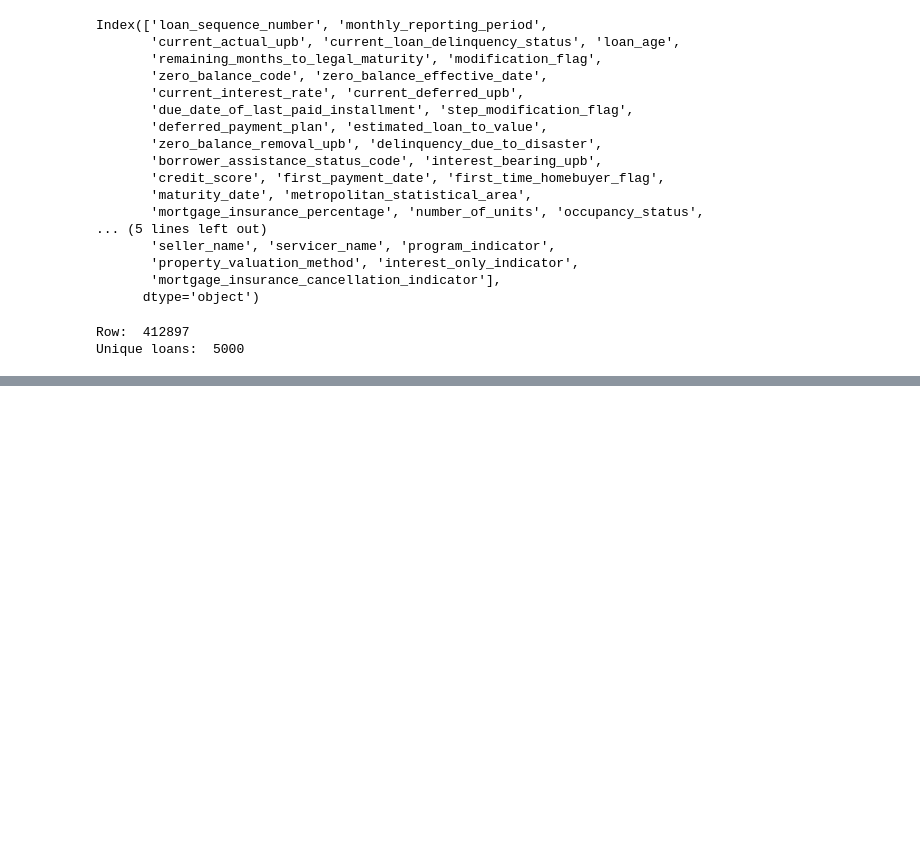
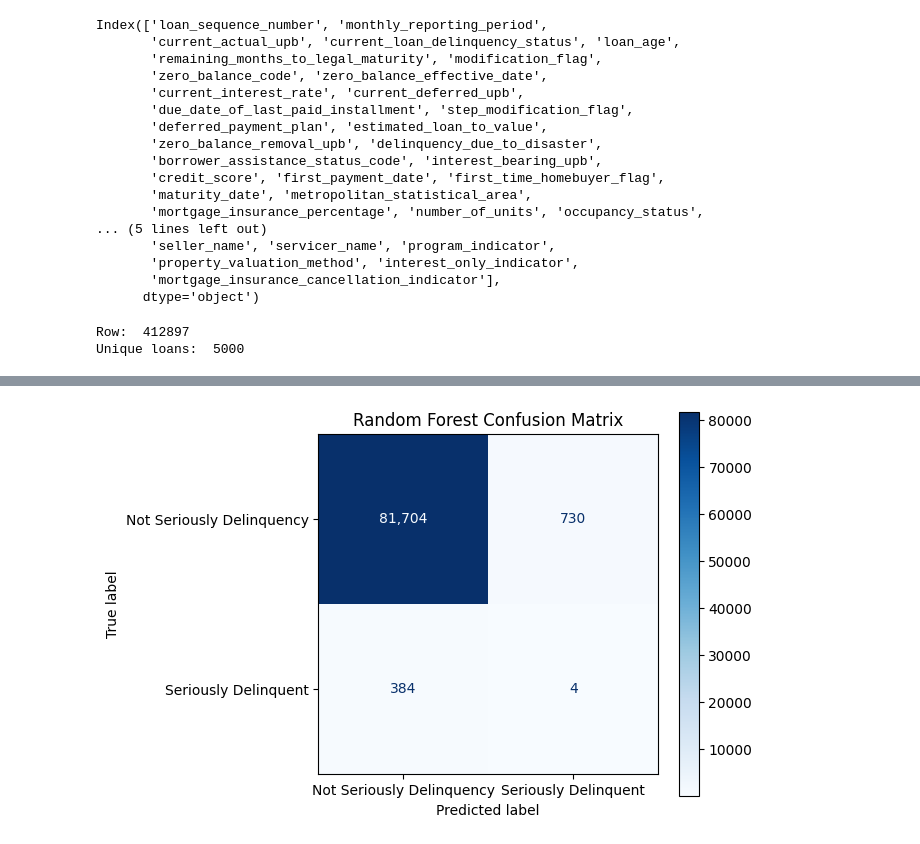
Before and after one commit to gianellarobles/ML_Finance_Project, a Jupyter notebook: code.ipynb, the cells around one changed output, grey strips where cells are left out. Drawn from its saved outputs; the diff is of its cells as text; code cells hidden in the pictures; blank space fills up the shorter version.

Commit message:
Update code.ipynb
added training and testing model for Random Forest

```diff
--- a/code.ipynb
+++ b/code.ipynb
@@ -176,3 +176,8 @@ rf_data["changeDelinquency"] = (
     rf_data["current_loan_delinquency_status"]
     .apply(changeDelinquency)
 )
+# %%
+rf_data["next_month_serious_delinquency"] = (
+    rf_data.groupby("loan_sequence_number")["changeDelinquency"]
+    .shift(-1)
+)
@@ -178,0 +426,12 @@ rf_data["changeDelinquency"] = (
+# %%
+training_medians = X_train.median()
+
+X_train = X_train.fillna(training_medians)
+X_test = X_test.fillna(training_medians)
+
+#if column is missing and has no median
+X_train = X_train.fillna(0)
+X_test = X_test.fillna(0)
+
+print("Missing values in X train: ", X_train.isnull().sum().sum())
+print("Missing values in X test: ", X_test.isnull().sum().sum())
@@ -178,0 +493,7 @@ rf_data["changeDelinquency"] = (
+# %%
+#create predictions
+rf_predictions = random_forest.predict(X_test)
+
+rf_probabilities = random_forest.predict_proba(X_test)[:, 1]
+
+print("Predictions created")
@@ -178,0 +572,21 @@ rf_data["changeDelinquency"] = (
+# %%
+#confusion matrix
+rf_confusion_matrix = confusion_matrix(
+    y_test,
+    rf_predictions
+)
+
+matrix_display = ConfusionMatrixDisplay(
+    confusion_matrix=rf_confusion_matrix,
+    display_labels=[
+        "Not Seriously Delinquency",
+        "Seriously Delinquent"
+    ]
+)
+matrix_display.plot(values_format=",d", cmap="Blues")
+
+plt.title("Random Forest Confusion Matrix")
+plt.tight_layout()
+plt.show()
+# %% [output]
+[figure, added]
```
Also changed, not shown: parts of 24 cells of this notebook.
